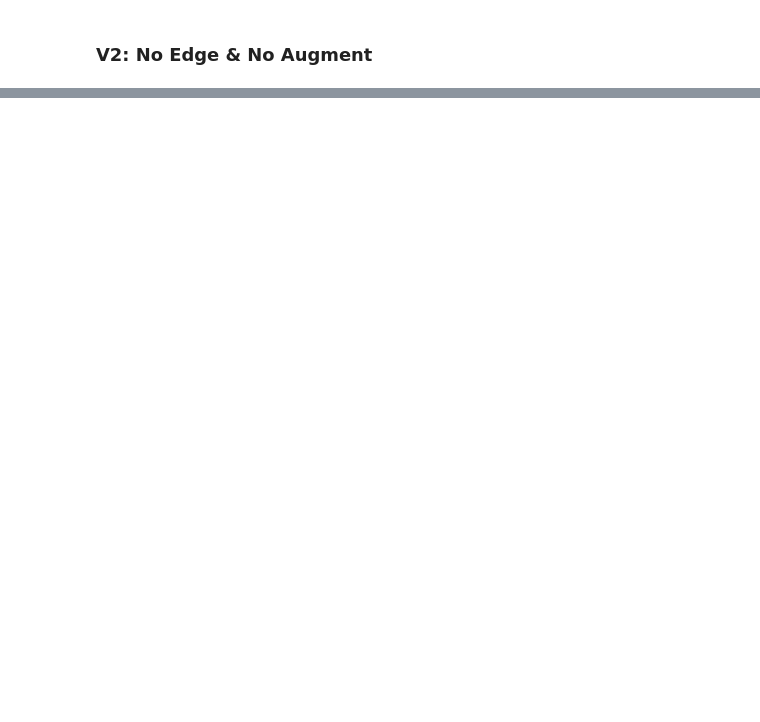
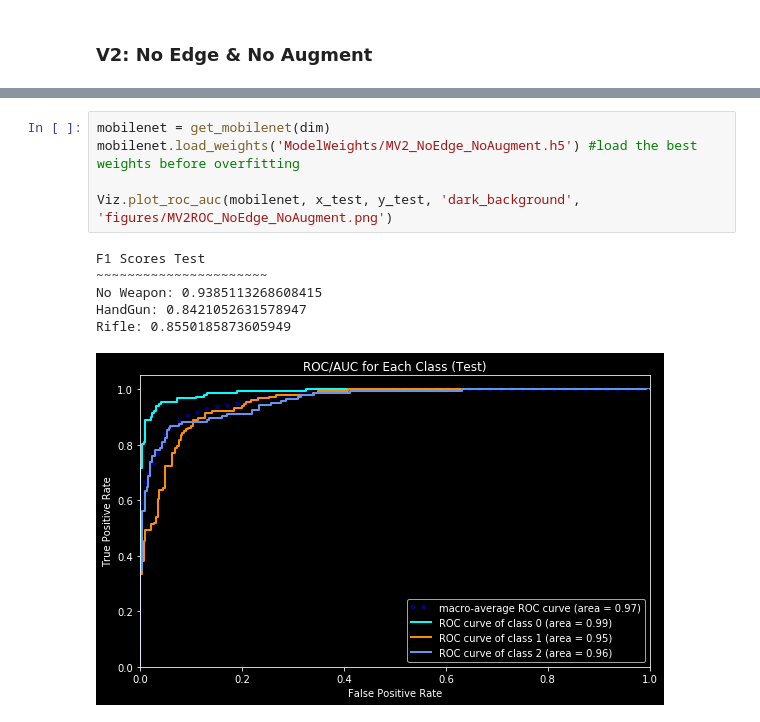
Before and after one commit to HeeebsInc/WeaponDetection, a Jupyter notebook: Mobilenet.ipynb, the cells around one changed output, grey strips where cells are left out. Saved outputs shown, nothing was run; the diff lists cells and outputs as text; blank space fills up the shorter version.

```diff
--- a/Mobilenet.ipynb
+++ b/Mobilenet.ipynb
@@ -366,0 +701,12 @@ Viz.plot_model_cm(test_cnf, train_cnf, classes = ['No Weapon', 'Handgun', 'Rifle
+# %%
+mobilenet = get_mobilenet(dim)
+mobilenet.load_weights('ModelWeights/MV2_NoEdge_NoAugment.h5') #load the best weights before overfitting
+
+Viz.plot_roc_auc(mobilenet, x_test, y_test, 'dark_background', 'figures/MV2ROC_NoEdge_NoAugment.png')
+# %% [output]
+F1 Scores Test
+~~~~~~~~~~~~~~~~~~~~~~
+No Weapon: 0.9385113268608415
+HandGun: 0.8421052631578947
+Rifle: 0.8550185873605949
+[figure, added]
```
Also changed, not shown: parts of 39 cells of this notebook, 54 other files.
